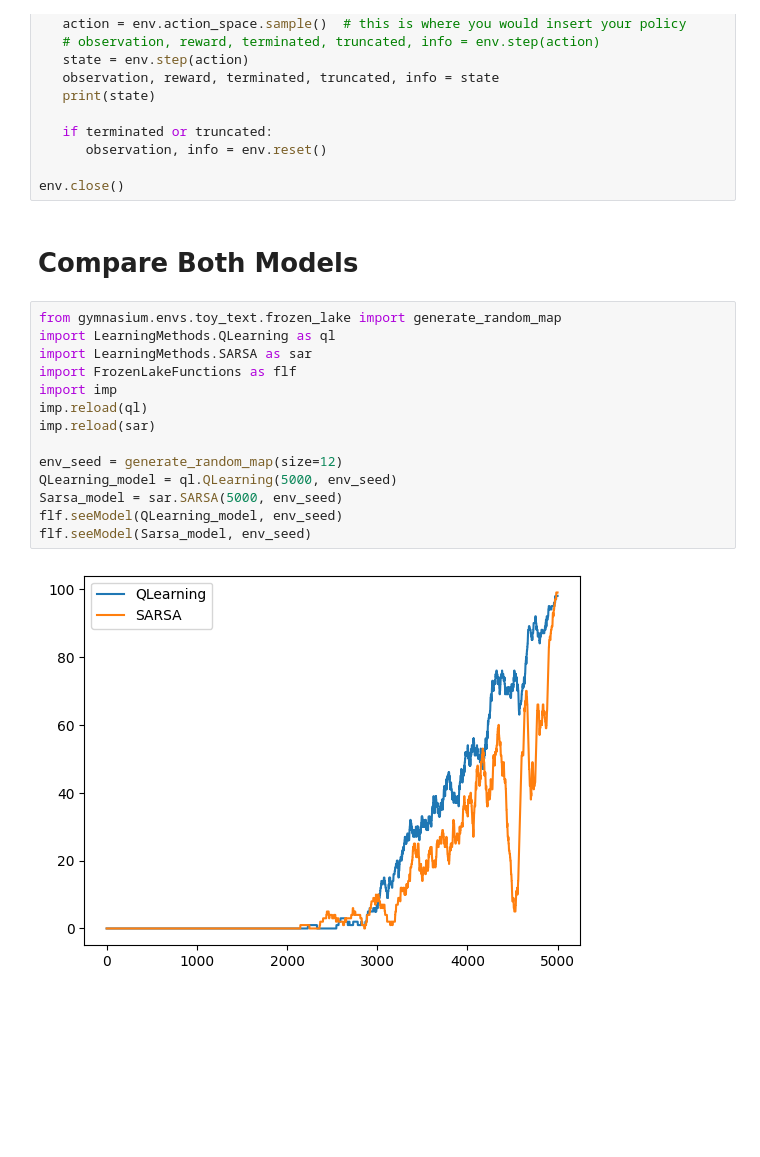
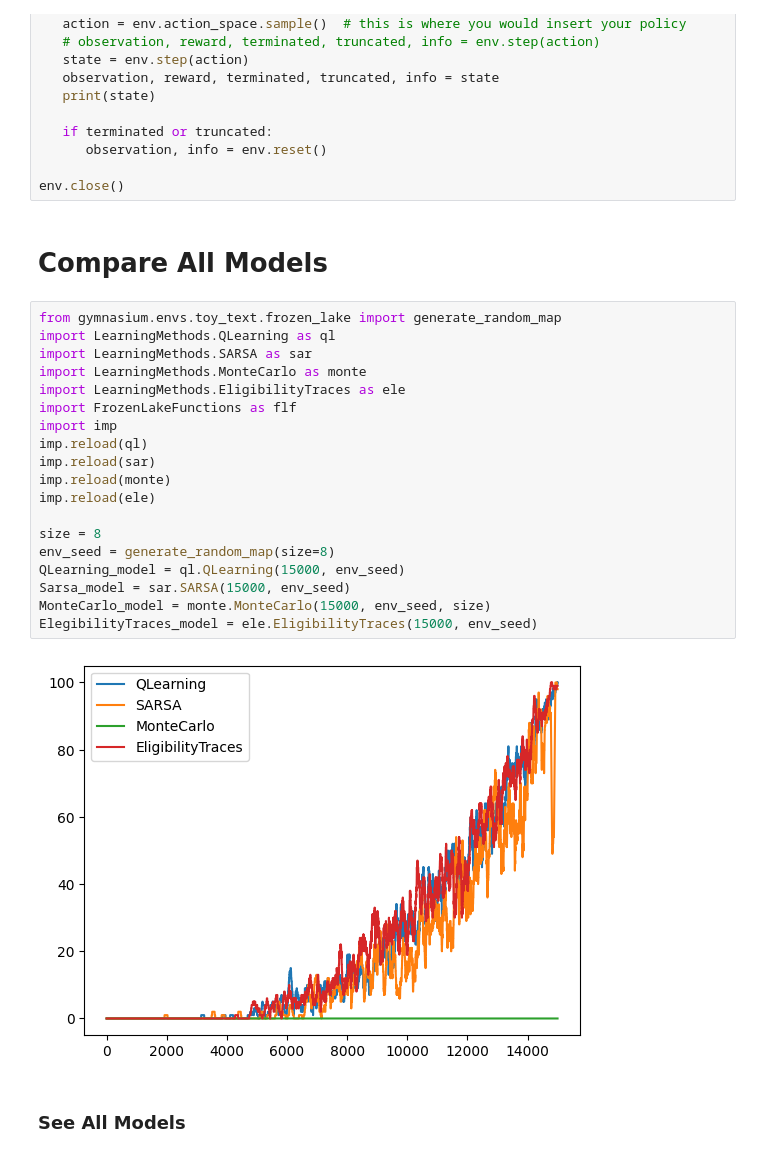
Before and after one commit to XixWISExiX/FrozenLake, a Jupyter notebook: CompareModels.ipynb, the cells around one changed output. Drawn from its saved outputs; the diff is of its cells as text; blank space fills up the shorter version.

Commit message:
Added Elegibility Traces

```diff
--- a/CompareModels.ipynb
+++ b/CompareModels.ipynb
@@ -17,20 +17,27 @@ for _ in range(100):
 
 env.close()
 # %% [markdown]
-# Compare Both Models
+# Compare All Models
 # %%
 from gymnasium.envs.toy_text.frozen_lake import generate_random_map
 import LearningMethods.QLearning as ql
 import LearningMethods.SARSA as sar
+import LearningMethods.MonteCarlo as monte
+import LearningMethods.EligibilityTraces as ele
 import FrozenLakeFunctions as flf
 import imp
 imp.reload(ql)
 imp.reload(sar)
+imp.reload(monte)
+imp.reload(ele)
 
-env_seed = generate_random_map(size=12)
-QLearning_model = ql.QLearning(5000, env_seed)
-Sarsa_model = sar.SARSA(5000, env_seed)
-flf.seeModel(QLearning_model, env_seed)
-flf.seeModel(Sarsa_model, env_seed)
+size = 8
+env_seed = generate_random_map(size=8)
+QLearning_model = ql.QLearning(15000, env_seed)
+Sarsa_model = sar.SARSA(15000, env_seed)
+MonteCarlo_model = monte.MonteCarlo(15000, env_seed, size)
+ElegibilityTraces_model = ele.EligibilityTraces(15000, env_seed)
 # %% [output]
-[figure, old version]
+[figure, new version]
+# %% [markdown]
+### See All Models
```
Also changed, not shown: parts of 3 cells of this notebook, 10 other files.
